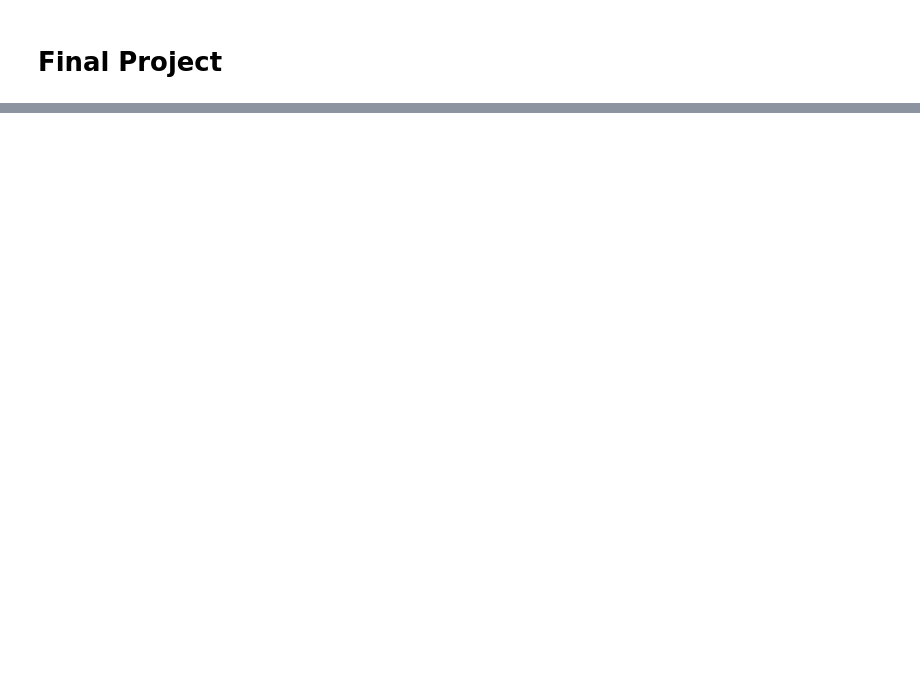
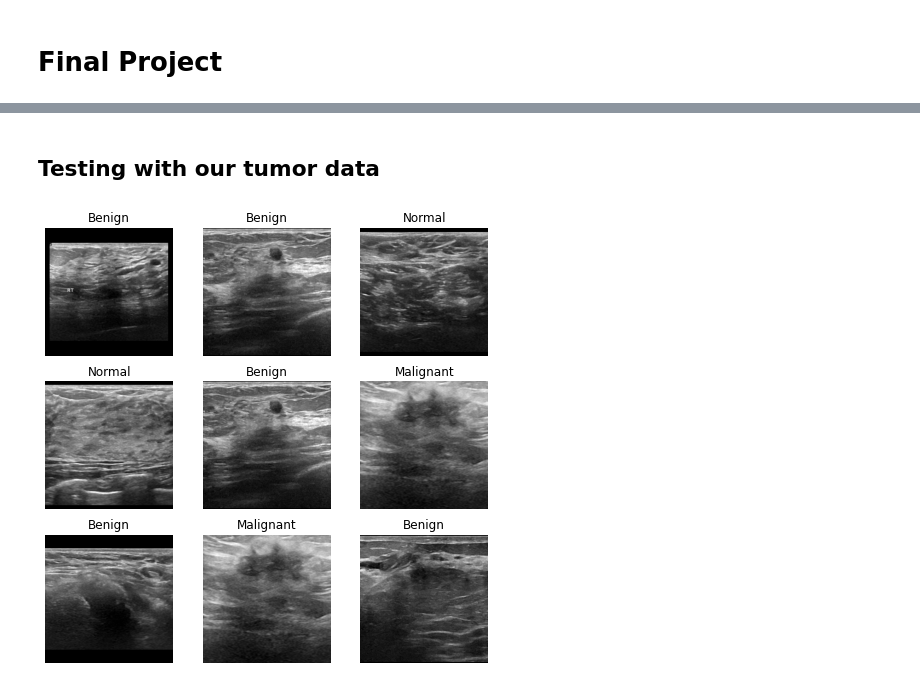
Before and after one commit to johnleh/Comp562-Final-Project, a Jupyter notebook: Comp562 Final Project.ipynb, the cells around one changed output, grey strips where cells are left out. Cells and saved outputs as stored; diff of their text form; code cells hidden in the pictures; blank space fills up the shorter version.

```diff
--- a/Comp562 Final Project.ipynb
+++ b/Comp562 Final Project.ipynb
@@ -10,0 +79,42 @@ ModuleNotFoundError: No module named 'tensorflow'
+# %% [markdown]
+## Testing with our tumor data
+# %%
+# Following https://medium.com/secure-and-private-ai-writing-challenge/loading-image-using-pytorch-c2e2dcce6ef2
+# Get the data
+data_dir = './data/Dataset_BUSI_with_GT_no_masks/'  # image directory
+
+    # Here, we can add and extra convolutions/filters/etc of our own to the data
+transform = transforms.Compose([transforms.CenterCrop(500), transforms.ToTensor()])  # crop all to same size, transform to tensors
+dataset = datasets.ImageFolder(data_dir, transform=transform)  # load images
+
+# Split into testing and training sets
+num_samples = len(dataset)
+num_test = int(0.1 * num_samples)  # ~10%
+test_set = torch.utils.data.Subset(dataset, range(num_test))  # take first 10%
+train_set = torch.utils.data.Subset(dataset, range(num_test, num_samples))  # take the rest
+
+# Extract images and labels
+train_dataloader = torch.utils.data.DataLoader(train_set, batch_size=32, shuffle=True)  # Split into batches
+images, labels = next(iter(train_dataloader))
+
+# What do the labels mean?
+labels_map = {
+    0: "Benign",
+    1: "Malignant",
+    2: "Normal"
+}
+
+# Show a few samples
+figure = plt.figure(figsize=(8, 8))
+cols, rows = 3, 3
+for i in range(1, cols * rows + 1):
+    sample_idx = torch.randint(len(images), size=(1,)).item()
+    img = np.transpose(images[sample_idx].numpy(), (1, 2, 0))
+    lab = labels[sample_idx].item()
+    figure.add_subplot(rows, cols, i)
+    plt.title(labels_map[lab])
+    plt.axis("off")
+    plt.imshow(img.squeeze(), cmap="gray")
+plt.show()
+# %% [output]
+[figure, added]
```
Also changed, not shown: parts of 8 cells of this notebook, 2 other files.
